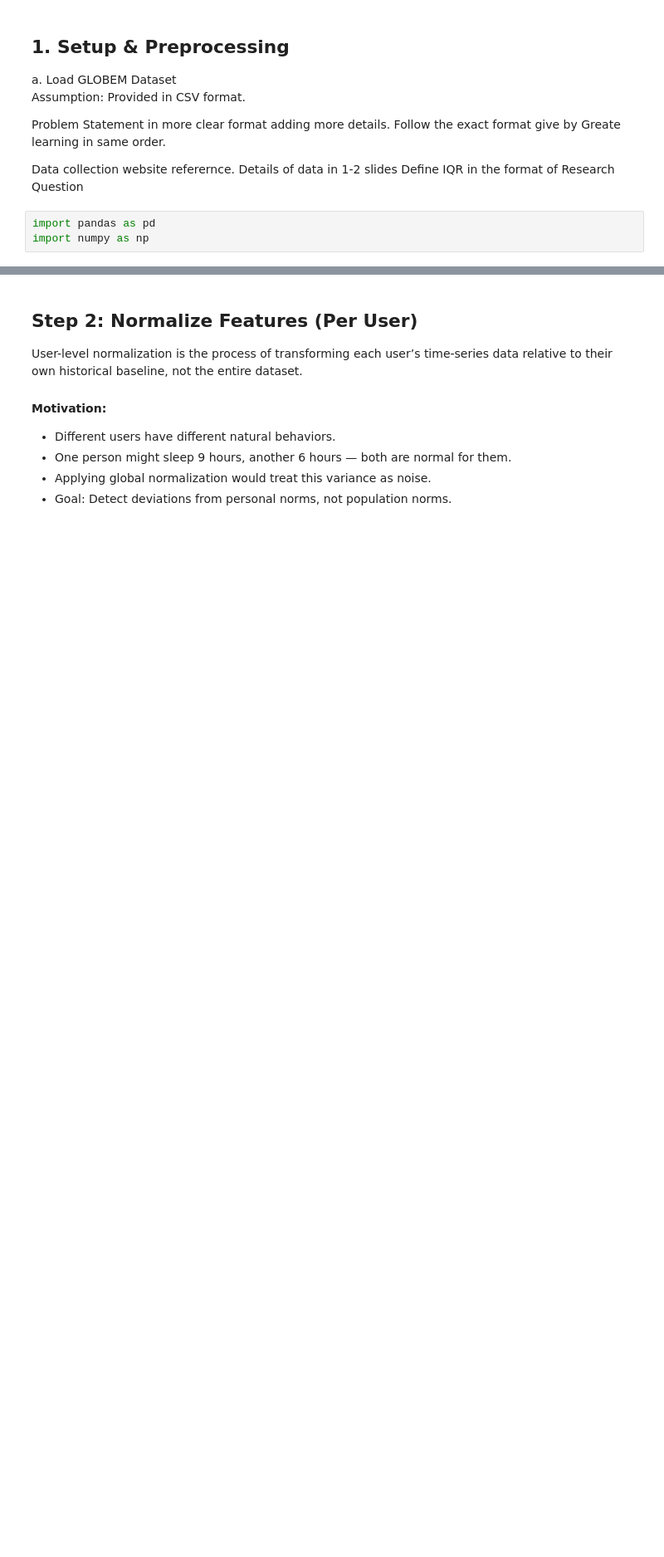
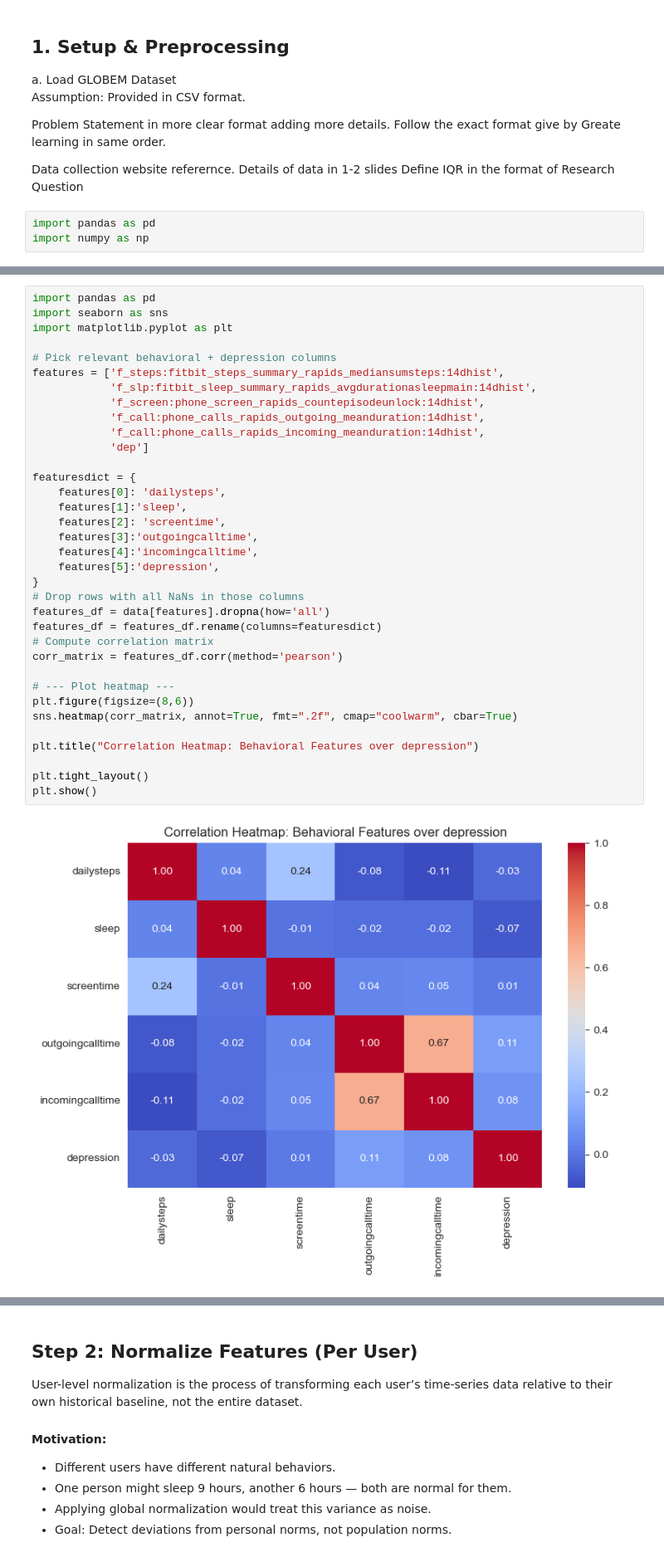
Before and after one commit to vikasailearning/Depression-Detection-, a Jupyter notebook: PythonProject/notebook.ipynb, the cells around one changed output, grey strips where cells are left out. Shown at 83% size. Drawn from its saved outputs; the diff is of its cells as text; blank space fills up the shorter version.

```diff
--- a/PythonProject/notebook.ipynb
+++ b/PythonProject/notebook.ipynb
@@ -35,0 +97,37 @@ memory usage: 1.3+ MB
+# %%
+import pandas as pd
+import seaborn as sns
+import matplotlib.pyplot as plt
+
+# Pick relevant behavioral + depression columns
+features = ['f_steps:fitbit_steps_summary_rapids_mediansumsteps:14dhist',
+            'f_slp:fitbit_sleep_summary_rapids_avgdurationasleepmain:14dhist',
+            'f_screen:phone_screen_rapids_countepisodeunlock:14dhist',
+            'f_call:phone_calls_rapids_outgoing_meanduration:14dhist',
+            'f_call:phone_calls_rapids_incoming_meanduration:14dhist',
+            'dep']
+
+featuresdict = {
+    features[0]: 'dailysteps',
+    features[1]:'sleep',
+    features[2]: 'screentime',
+    features[3]:'outgoingcalltime',
+    features[4]:'incomingcalltime',
+    features[5]:'depression',
+}
+# Drop rows with all NaNs in those columns
+features_df = data[features].dropna(how='all')
+features_df = features_df.rename(columns=featuresdict)
+# Compute correlation matrix
+corr_matrix = features_df.corr(method='pearson')
+
+# --- Plot heatmap ---
+plt.figure(figsize=(8,6))
+sns.heatmap(corr_matrix, annot=True, fmt=".2f", cmap="coolwarm", cbar=True)
+
+plt.title("Correlation Heatmap: Behavioral Features over depression")
+
+plt.tight_layout()
+plt.show()
+# %% [output]
+[figure, added]
```
Also changed, not shown: parts of 16 cells of this notebook, 4 other files.
